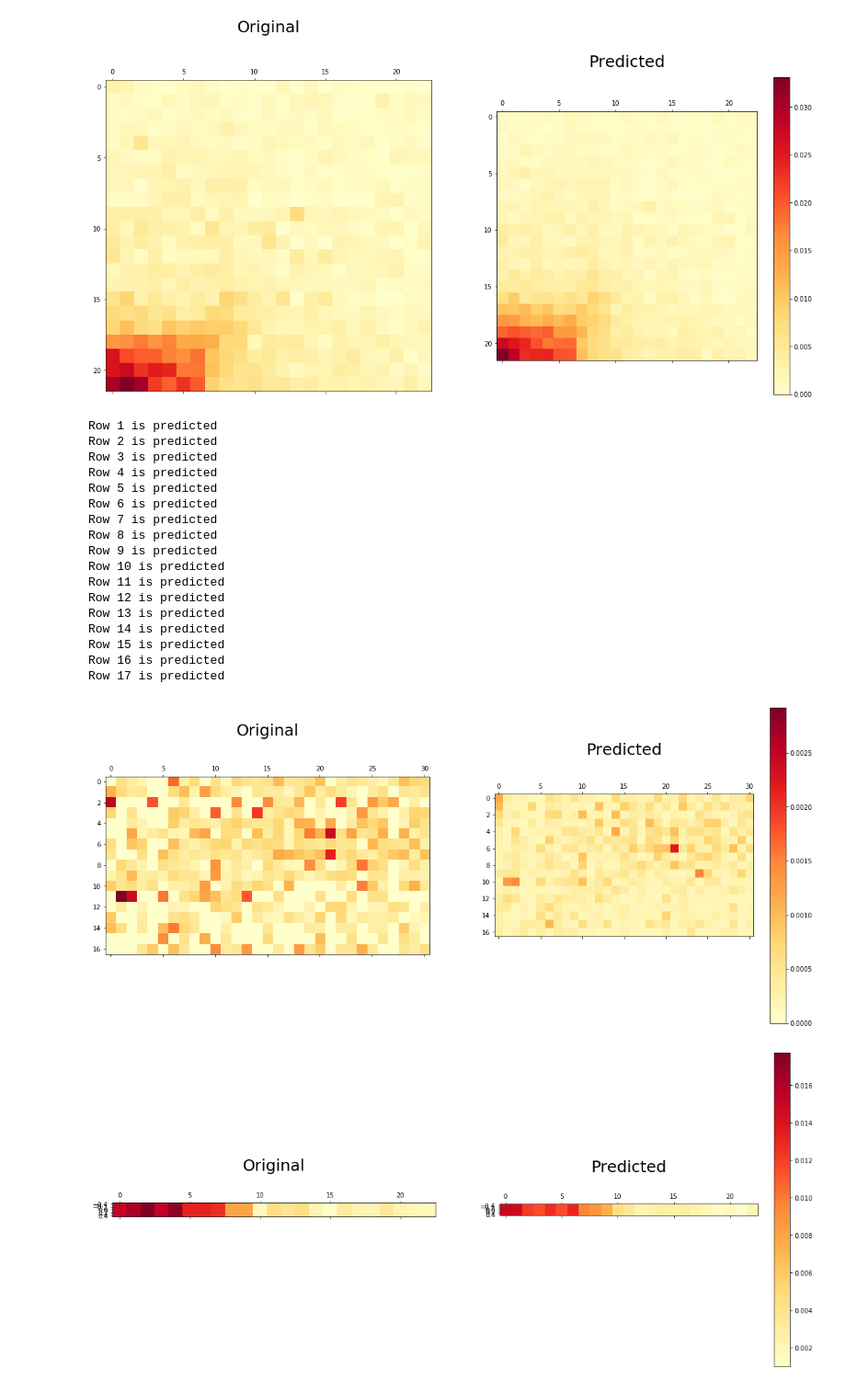
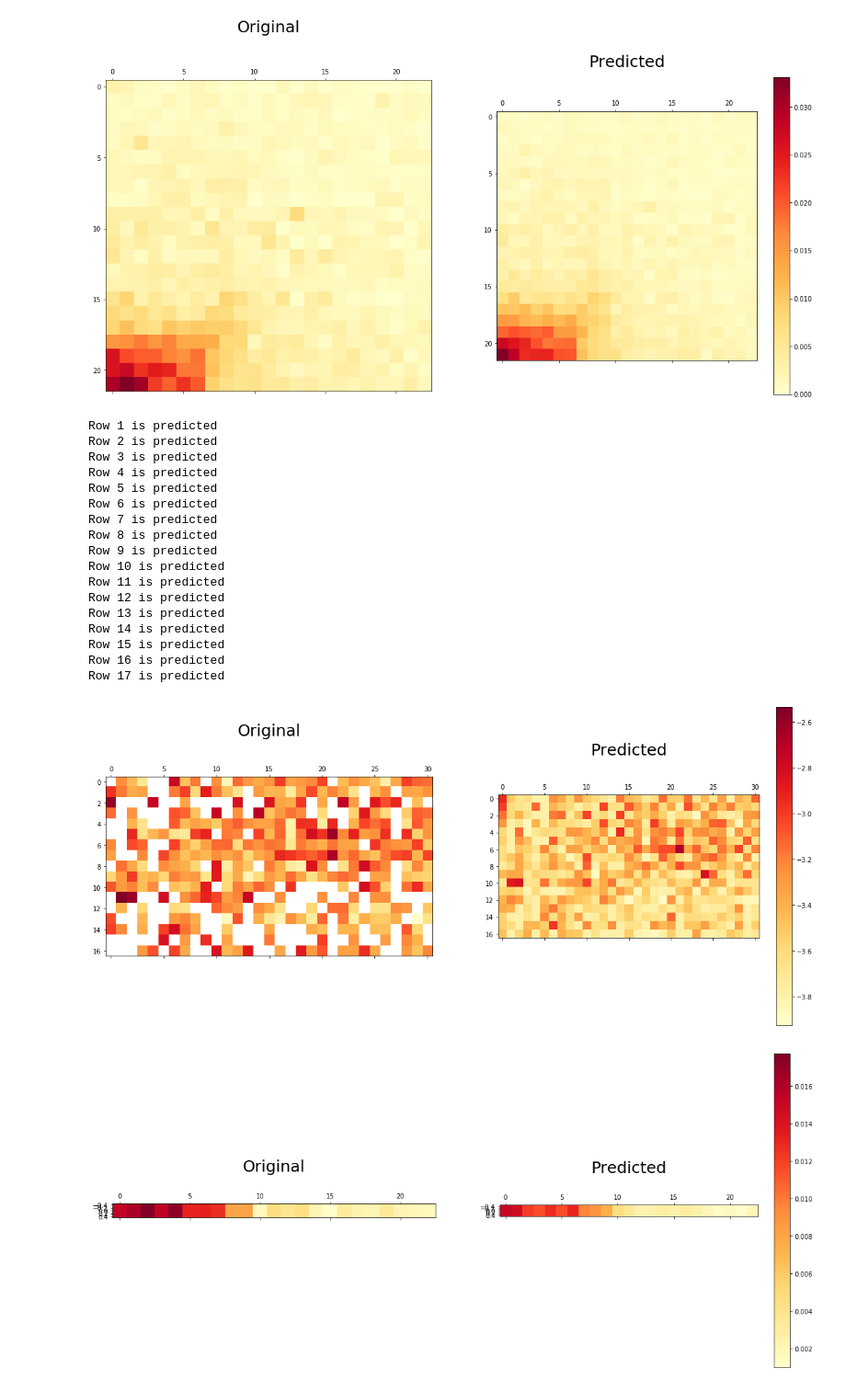
Before and after one commit to Khrameeva-Lab/DeepLearningHiC, a Jupyter notebook: DeepLearningHiC.ipynb, the cells around one changed output. Shown: that part at 92% size. Drawn from its saved outputs; the diff is of its cells as text; code cells hidden in the pictures.

Commit message:
Show results for the diagonal model

```diff
--- a/DeepLearningHiC.ipynb
+++ b/DeepLearningHiC.ipynb
@@ -640,28 +640,29 @@ Row 22 is predicted
 # %%
 # predict on sparse matrix
 normalized_test_matrix, _, _ = min_max_normalize(resulting_matrices[488], old_min, old_max)
 restored_hic2_shallow = restore_hic(normalized_test_matrix, loaded_parameters)
 
-plot_two_hic_same_scale(resulting_matrices[488][1:-1, ], restored_hic2_shallow[1:-1, ], use_log_scale=False)
+# Логарифмическая шкала
+plot_two_hic_same_scale(resulting_matrices[488][1:-1, ], restored_hic2_shallow[1:-1, ])
 # %% [output]
 Row 1 is predicted
 Row 2 is predicted
 Row 3 is predicted
 Row 4 is predicted
 Row 5 is predicted
 Row 6 is predicted
 Row 7 is predicted
 Row 8 is predicted
 Row 9 is predicted
 Row 10 is predicted
 Row 11 is predicted
 Row 12 is predicted
 Row 13 is predicted
 Row 14 is predicted
 Row 15 is predicted
 Row 16 is predicted
 Row 17 is predicted
-[figure, old version]
+[figure, new version]
 # %%
 normalized_test_matrix, _, _ = min_max_normalize(resulting_matrices[57], old_min, old_max)
 
```
Also changed, not shown: parts of 16 cells of this notebook.
